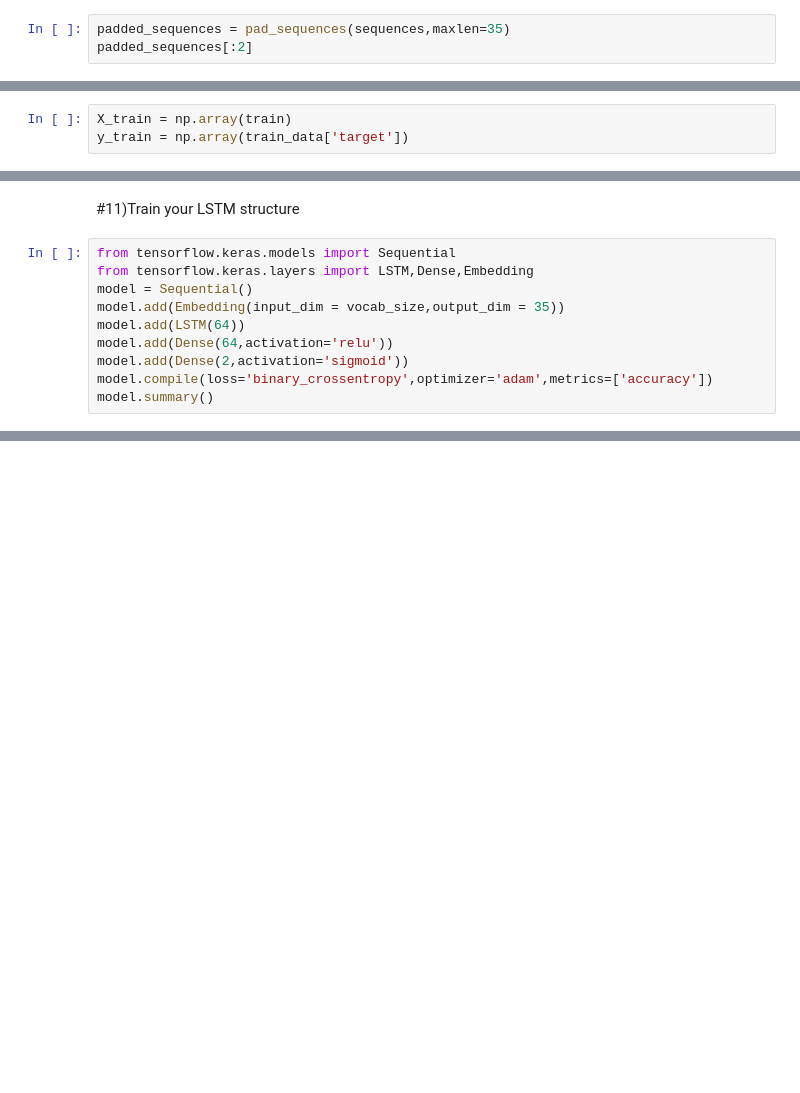
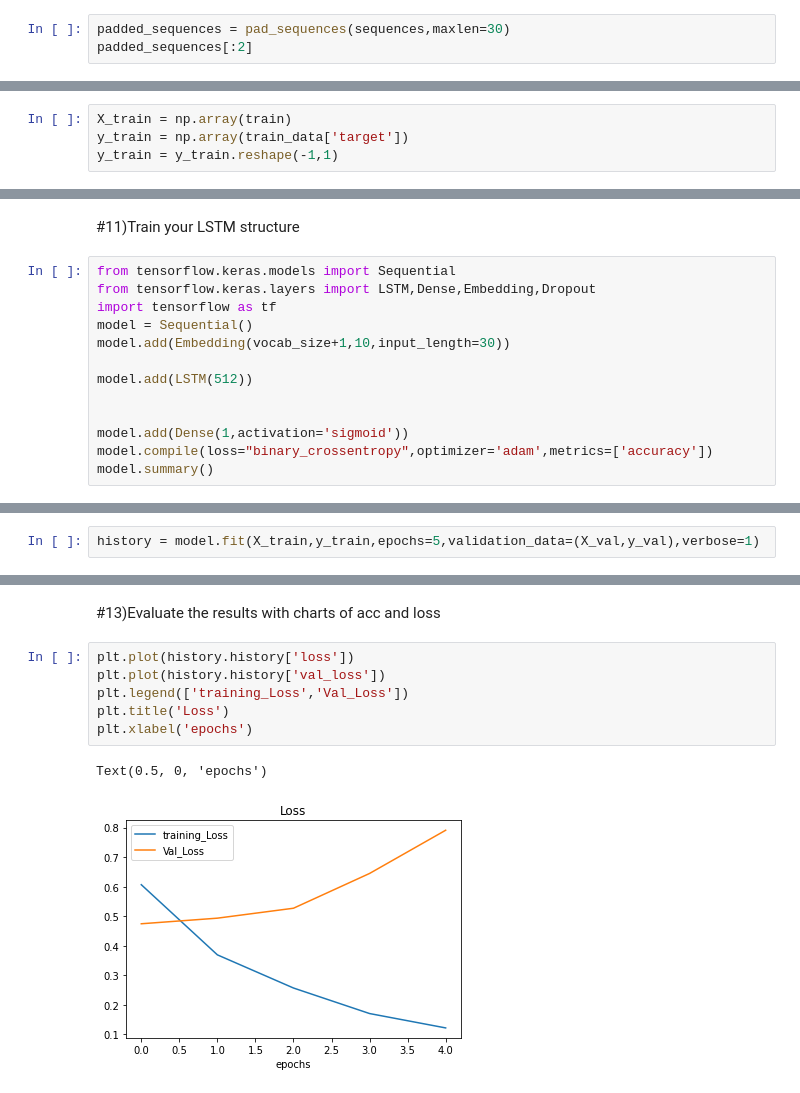
Before and after one commit to Ahmed-Shatla/Predicting-disaster-tweets-using-LSTM, a Jupyter notebook: AMIT_PROJECT.ipynb, the cells around one changed output, grey strips where cells are left out. Drawn from its saved outputs; the diff is of its cells as text; blank space fills up the shorter version.

```diff
--- a/AMIT_PROJECT.ipynb
+++ b/AMIT_PROJECT.ipynb
@@ -341,7 +341,7 @@ sequences[:2]
 # %% [markdown]
 ###using pad sequances to make all sentences has the same size based on the longest sentence
 # %%
-padded_sequences = pad_sequences(sequences,maxlen=35)
+padded_sequences = pad_sequences(sequences,maxlen=30)
 padded_sequences[:2]
 # %% [output]
 array([[   0,    0,    0,    0,    0,    0,    0,    0,    0,    0,    0,
@@ -412,3 +408,4 @@ test = padded_sequences_test
 # %%
 X_train = np.array(train)
 y_train = np.array(train_data['target'])
+y_train = y_train.reshape(-1,1)
@@ -426,12 +427,15 @@ X_train, X_val, y_train, y_val = train_test_split(X_train,y_train,test_size=0.2,
 #11)Train your LSTM structure
 # %%
 from tensorflow.keras.models import Sequential
-from tensorflow.keras.layers import LSTM,Dense,Embedding
+from tensorflow.keras.layers import LSTM,Dense,Embedding,Dropout
+import tensorflow as tf
 model = Sequential()
-model.add(Embedding(input_dim = vocab_size,output_dim = 35))
-model.add(LSTM(64))
-model.add(Dense(64,activation='relu'))
-model.add(Dense(2,activation='sigmoid'))
-model.compile(loss='binary_crossentropy',optimizer='adam',metrics=['accuracy'])
+model.add(Embedding(vocab_size+1,10,input_length=30))
+
+model.add(LSTM(512))
+
+
+model.add(Dense(1,activation='sigmoid'))
+model.compile(loss="binary_crossentropy",optimizer='adam',metrics=['accuracy'])
 model.summary()
 # %% [output]
@@ -454,0 +468,2 @@ _________________________________________________________________
+# %%
+history = model.fit(X_train,y_train,epochs=5,validation_data=(X_val,y_val),verbose=1)
@@ -454,0 +513,11 @@ _________________________________________________________________
+# %% [markdown]
+#13)Evaluate the results with charts of acc and loss
+# %%
+plt.plot(history.history['loss'])
+plt.plot(history.history['val_loss'])
+plt.legend(['training_Loss','Val_Loss'])
+plt.title('Loss')
+plt.xlabel('epochs')
+# %% [output]
+Text(0.5, 0, 'epochs')
+[figure, added]
```
Also changed, not shown: parts of 12 cells of this notebook.
